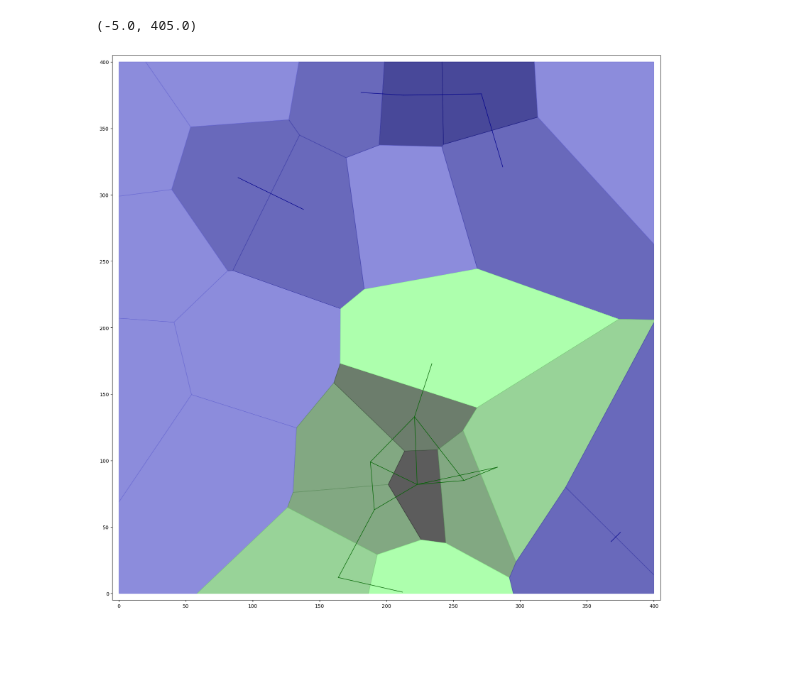
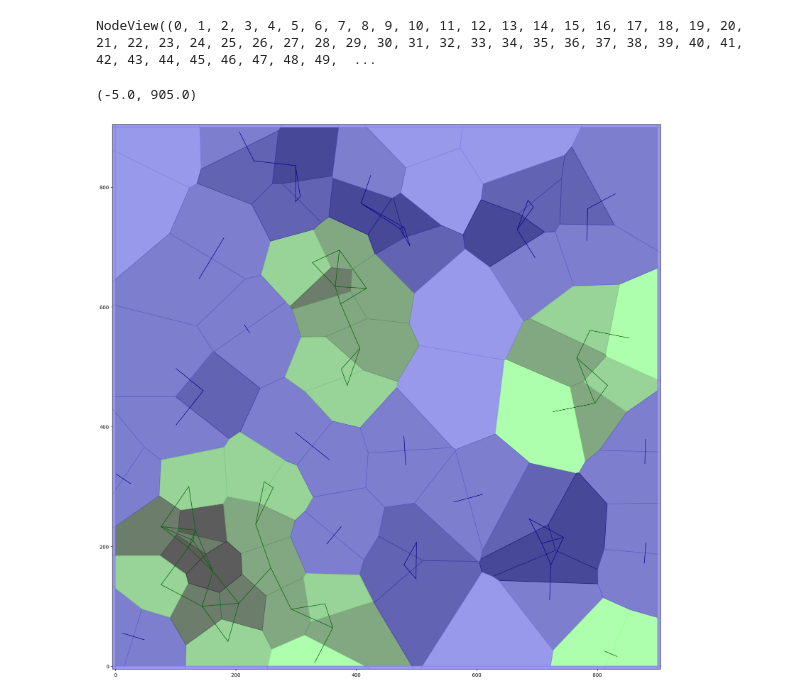
Before and after one commit to MrTomKimber/genmaps, a Jupyter notebook: Voronoi Plots Iteration 3.ipynb, the cells around one changed output. Cells and saved outputs as stored; diff of their text form; code cells hidden in the pictures; blank space fills up the shorter version.

Commit message:
continued development, tidy up point and cell management, improve continent shaping/generation

```diff
--- a/Voronoi Plots Iteration 3.ipynb
+++ b/Voronoi Plots Iteration 3.ipynb
@@ -128,7 +130,3 @@ def gen_voronoi_points(space, number, seed=None):
 
 
     return len(unique_rand_point_coords.T), vor, delaunay
-# %%
-space_dims = (400,400)
-
-number_of_points = 25
@@ -319,5 +380,5 @@ array([[ 567.14968153, -167.14968153],
 # %%
-fig=plt.figure(figsize=(16,16))
+fig=plt.figure(figsize=(8,8))
 ax = plt.gca()
 
 for i in range(0,number_of_points):
@@ -326,7 +387,12 @@ for i in range(0,number_of_points):
     vertices=np.array([C.vertices[v] for v in vi])
     ax.add_patch(mpatches.Polygon(np.array(vertices), edgecolor='blue', facecolor = 'blue', alpha=0.35))
 
-#ax.scatter(*C.points[0:number_of_points].T, s=0.1)
-plt.xlim(-20,420)
-plt.ylim(-20,420)
+for i in range(number_of_points,len(C.regions)):
+    vi = C.regions[i]
+    vertices=np.array([C.vertices[v] for v in vi])
+    ax.add_patch(mpatches.Polygon(np.array(vertices), edgecolor='blue', facecolor = 'red', alpha=0.35))
+
+ax.scatter(*C.points[0:number_of_points].T, s=5)
+plt.xlim(-5,space_dims[0]+5)
+plt.ylim(-5,space_dims[1]+5)
 # %% [output]
@@ -423,23 +403,27 @@ clist=['forestgreen','cornflowerblue', '2','3','4','5','black']
 # %%
 shapes=[]
-for i in range(0,number_of_points):
+for i in range(0,len(C.regions)):
 
     vi = C.regions[C.point_region[i]]
     shapes.append(np.array([C.vertices[v] for v in vi]))
+# %%
+ C.neighbor_graph.nodes()
+# %% [output]
+NodeView((0, 1, 2, 3, 4, 5, 6, 7, 8, 9, 10, 11, 12, 13, 14, 15, 16, 17, 18, 19, 20, 21, 22, 23, 24, 25, 26, 27, 28, 29, 30, 31, 32, 33, 34, 35, 36, 37, 38, 39, 40, 41, 42, 43, 44, 45, 46, 47, 48, 49,  ...
 # %%
-hdegree_d=dict(dg.degree)
+hdegree_d=dict(C.linkage_graph.degree)
 
 cell_dict = dict()
-for cell in rg.nodes() :
-    if cell < number_of_points:
+for cell in C.neighbor_graph.nodes() :
+    if cell < 999999:#number_of_points:
         cell_dict[cell]={}
-        cell_dict[cell]["region"]=region_lookup[cell]
-        cell_dict[cell]["bicolour"]=region_colors_lookup[region_lookup[cell]]
-        colour_dir = 1 if region_colors_lookup[region_lookup[cell]] == 0 else -1
+        cell_dict[cell]["region"]=C.region_lookup[cell]
+        cell_dict[cell]["bicolour"]=C.cell_region_colour_lookup[C.region_lookup[cell]]
+        colour_dir = 1 if C.cell_region_colour_lookup[cell] == 0 else -1
         cell_dict[cell]["height"]=(hdegree_d.get(cell,0)*colour_dir)-1
         cell_dict[cell]["shape"]=np.array(shapes[cell] )
-        cell_dict[cell]["neighbors"]=list(rg.neighbors(cell))
-        cell_dict[cell]["link_neighbors"]=list(dg.neighbors(cell))
+        cell_dict[cell]["neighbors"]=list(C.neighbor_graph.neighbors(cell))
+        cell_dict[cell]["link_neighbors"]=list(C.linkage_graph.neighbors(cell))
         cell_dict[cell]['v_point']=C.points[cell]
         cell_dict[cell]['vertex_indices']=C.regions[C.point_region[cell]]
         cell_dict[cell]['vertex_pos']=[C.vertices[v] for v in C.regions[C.point_region[cell]]]
@@ -461,35 +445,35 @@ sea_colors_cmap = LinearSegmentedColormap.from_list("sea_colors", sea_colors, N=
 # %%
 cmap = plt.get_cmap('gist_rainbow')
 cmap = plt.get_cmap('summer')
 scmap = plt.get_cmap('cool')
 #cmap = plt.get_cmap('gist_ncar')
 #cmap = plt.get_cmap('nipy_spectral')
 #cmap = plt.get_cmap('jet')
 
 fig=plt.figure(figsize=(20,20))
 ax = plt.gca()
 
 for cell, data in cell_dict.items():
     if data['height']>=sea_level:
         cvalue = land_colors_cmap(land_heightnorm(data['height']))
     else:
         cvalue = sea_colors_cmap(sea_heightnorm(data['height']))
     patch=mpatches.Polygon(data['shape'], edgecolor='black', color=cvalue, alpha=0.8)
     ax.add_patch(patch)
 
 
-for f,t in dg.edges():
-    if cell_region_colour_lookup.get(f,6)==0:
+for f,t in C.linkage_graph.edges():
+    if C.cell_region_colour_lookup.get(f,6)==0:
         x1y1=C.points[f][0], C.points[f][1]
         x2y2=C.points[t][0], C.points[t][1]
         plt.plot([float(x1y1[0]), float(x2y2[0])], [float(x1y1[1]), float(x2y2[1])],c='darkgreen',linewidth=1)
-    elif cell_region_colour_lookup.get(f,6)==1:
+    elif C.cell_region_colour_lookup.get(f,6)==1:
         x1y1=C.points[f][0], C.points[f][1]
         x2y2=C.points[t][0], C.points[t][1]
         plt.plot([float(x1y1[0]), float(x2y2[0])], [float(x1y1[1]), float(x2y2[1])],c='darkblue',linewidth=1)
 
-plt.xlim(-5,405)
-plt.ylim(-5,405)
+plt.xlim(-5,space_dims[0]+5)
+plt.ylim(-5,space_dims[1]+5)
 # %% [output]
-(-5.0, 405.0)
+(-5.0, 905.0)
-[figure, old version]
+[figure, new version]
```
Also changed, not shown: parts of 20 cells of this notebook, 1 other file.
